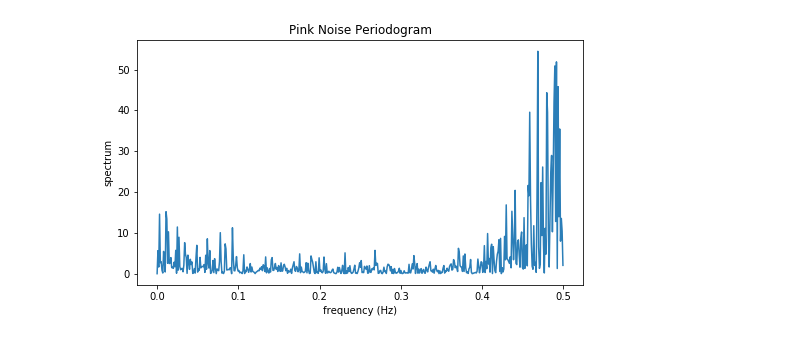
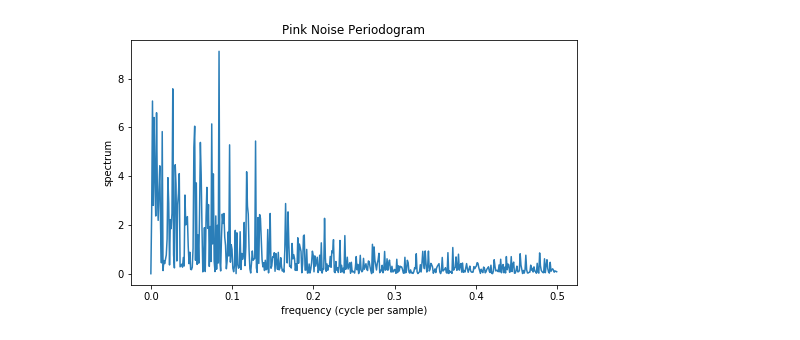
Before and after one commit to QuantLet/SFE_class_2017, a Jupyter notebook: SFMspectralAnalysis/Intro/Intro.ipynb, the cells around one changed output. Saved outputs shown, nothing was run; the diff lists cells and outputs as text; code cells hidden in the pictures.

```diff
--- a/SFMspectralAnalysis/Intro/Intro.ipynb
+++ b/SFMspectralAnalysis/Intro/Intro.ipynb
@@ -124,12 +124,12 @@ plt.savefig('BNPer.png', transparent=True)
 # %%
-f, s = scipy.signal.periodogram(ARp,return_onesided=True)
+f, s = scipy.signal.periodogram(AR1,return_onesided=True)
 
 plt.figure(figsize=(16/2,9/2))
 plt.plot(f,s, alpha=0.95)
 # plt.hlines(y=[np.mean(s)], xmin=np.min(f), xmax=np.max(f), color='red', alpha=1)
 plt.title('Pink Noise Periodogram')
-plt.xlabel('frequency (Hz)')
+plt.xlabel('frequency (cycle per sample)')
 plt.ylabel('spectrum')
 plt.savefig('PNPer.png', transparent=True)
 # %% [output]
-[figure, old version]
+[figure, new version]
```
Also changed, not shown: parts of 6 cells of this notebook, 9 other files.
